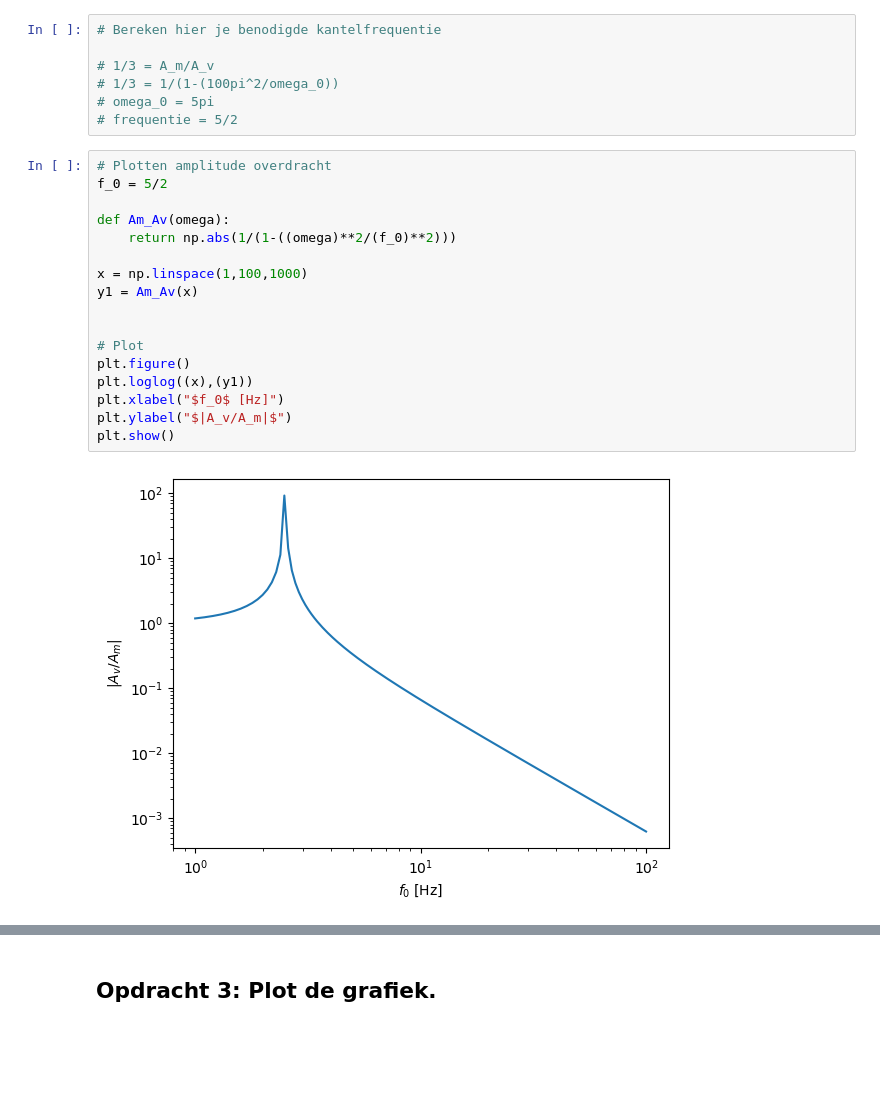
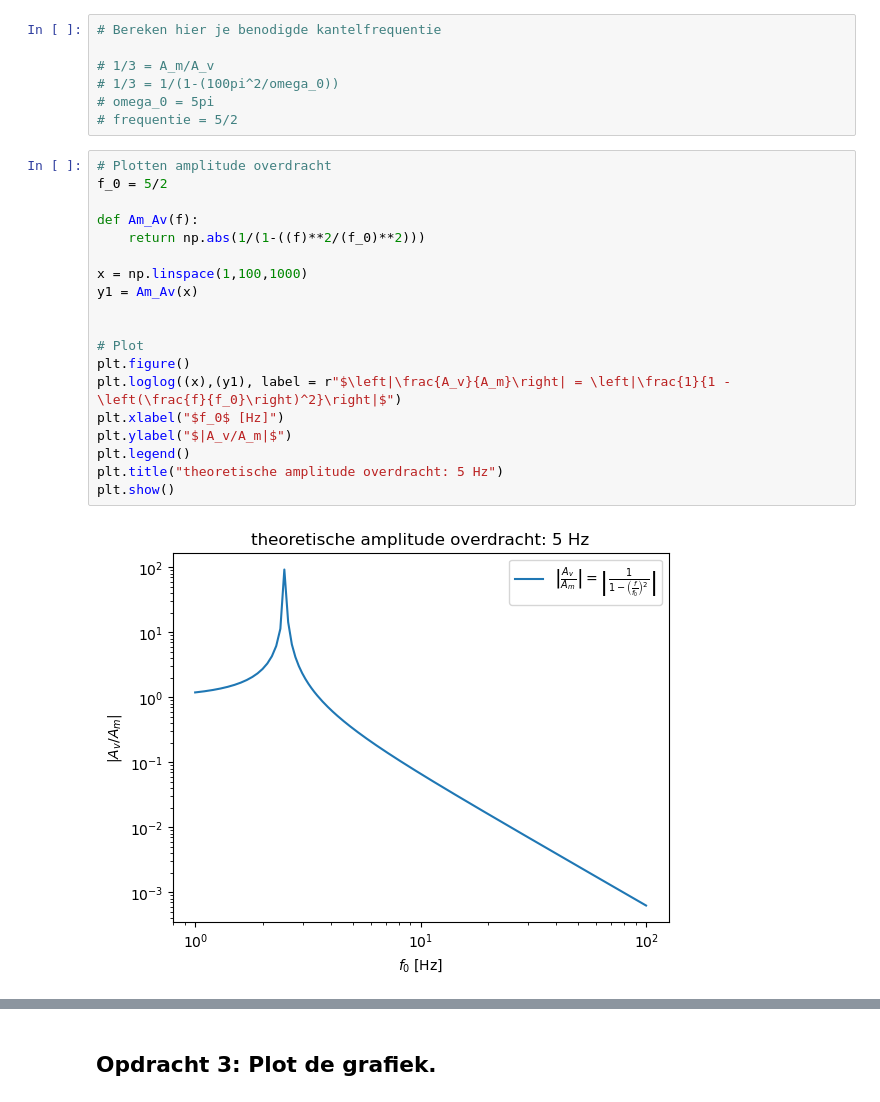
Before and after one commit to emmajuledrent/opdrachten-DEF-D, a Jupyter notebook: FysiekeOntwerpopdrachten/5MaakEenOpstellingTrillingsvrij/Ontwerpopdracht5MaakEenOpstellingTrillingsvrijInvulTemplate.ipynb, the cells around one changed output, grey strips where cells are left out. Drawn from its saved outputs; the diff is of its cells as text; blank space fills up the shorter version.

```diff
--- a/FysiekeOntwerpopdrachten/5MaakEenOpstellingTrillingsvrij/Ontwerpopdracht5MaakEenOpstellingTrillingsvrijInvulTemplate.ipynb
+++ b/FysiekeOntwerpopdrachten/5MaakEenOpstellingTrillingsvrij/Ontwerpopdracht5MaakEenOpstellingTrillingsvrijInvulTemplate.ipynb
@@ -54,22 +54,24 @@ Vul onderstaande tabel in:
 # %%
 # Plotten amplitude overdracht
 f_0 = 5/2
 
-def Am_Av(omega):
-    return np.abs(1/(1-((omega)**2/(f_0)**2)))
+def Am_Av(f):
+    return np.abs(1/(1-((f)**2/(f_0)**2)))
 
 x = np.linspace(1,100,1000)
 y1 = Am_Av(x)
 
 
 # Plot
 plt.figure()
-plt.loglog((x),(y1))
+plt.loglog((x),(y1), label = r"$\left|\frac{A_v}{A_m}\right| = \left|\frac{1}{1 - \left(\frac{f}{f_0}\right)^2}\right|$")
 plt.xlabel("$f_0$ [Hz]")
 plt.ylabel("$|A_v/A_m|$")
+plt.legend()
+plt.title("theoretische amplitude overdracht: 5 Hz")
 plt.show()
 # %% [output]
-[figure, old version]
+[figure, new version]
 # %%
 # Bereken hier de minimale Delta-x waarbij je aan de eis van de opdracht voldoet.
 
```
Also changed, not shown: parts of 15 cells of this notebook, 1 other file.
